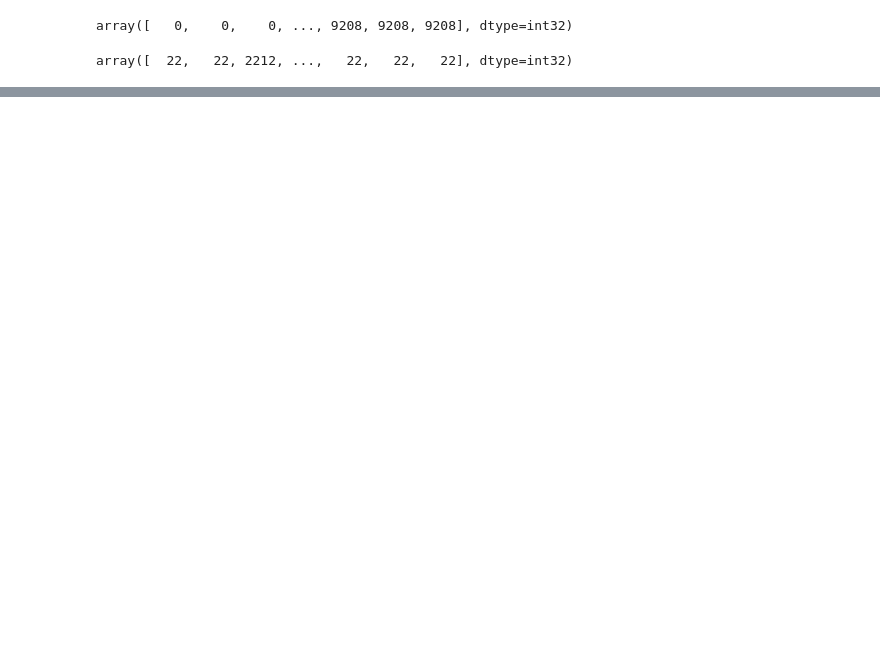
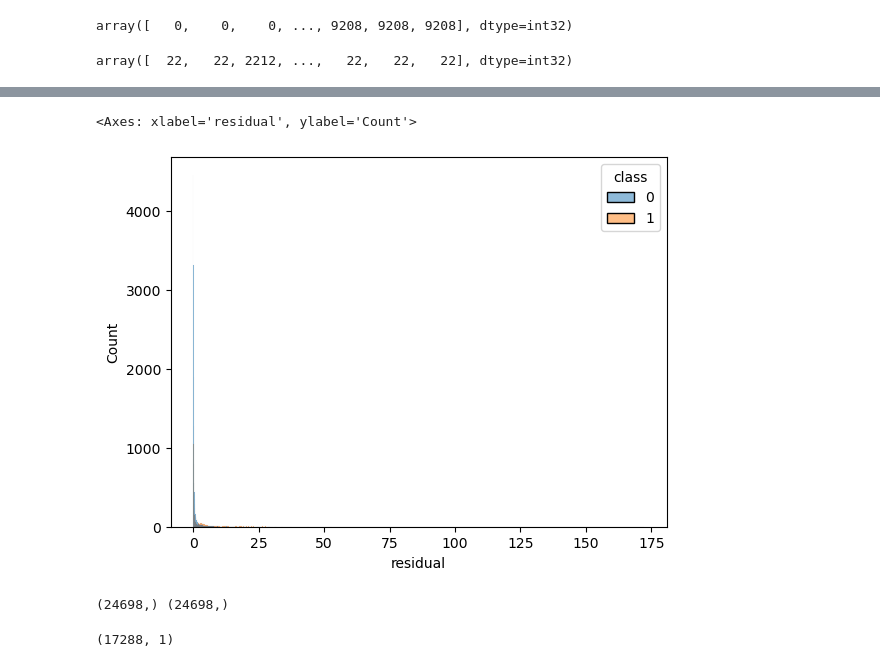
Before and after one commit to mohummudh/neutrinos-dune, a Jupyter notebook: mohammed/feature1/residuals.ipynb, the cells around one changed output, grey strips where cells are left out. Saved outputs shown, nothing was run; the diff lists cells and outputs as text; code cells hidden in the pictures; blank space fills up the shorter version.

```diff
--- a/mohammed/feature1/residuals.ipynb
+++ b/mohammed/feature1/residuals.ipynb
@@ -87,0 +298,8 @@ plt.hist(r, 21)
+# %%
+#HISTOGRAM
+%matplotlib inline
+
+sns.histplot(data=df, x='residual', hue='class')
+# %% [output]
+<Axes: xlabel='residual', ylabel='Count'>
+[figure, added]
@@ -87,0 +308,6 @@ plt.hist(r, 21)
+# %%
+X = df['residual']
+y = df['class']
+print(X.shape, y.shape)
+# %% [output]
+(24698,) (24698,)
@@ -87,0 +321,4 @@ plt.hist(r, 21)
+# %%
+X_train.shape
+# %% [output]
+(17288, 1)
```
Also changed, not shown: parts of 28 cells of this notebook.
